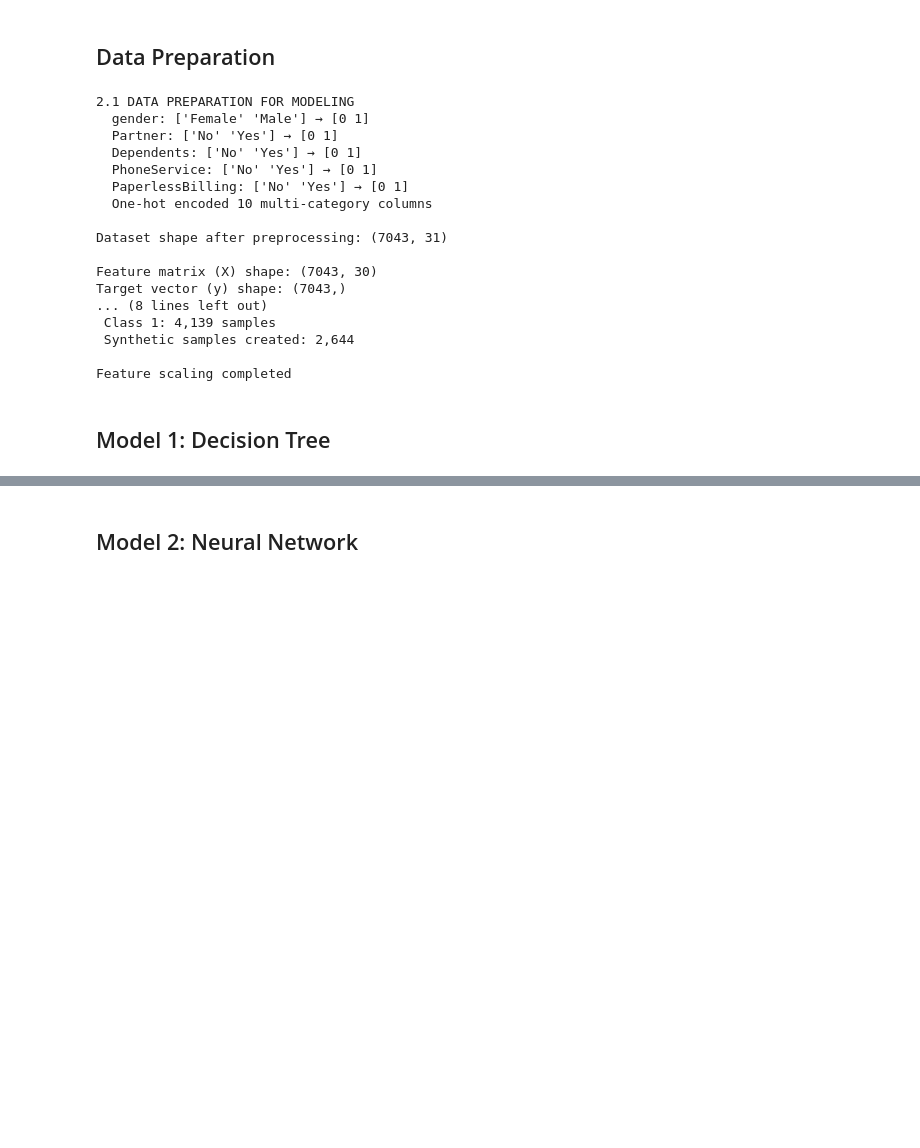
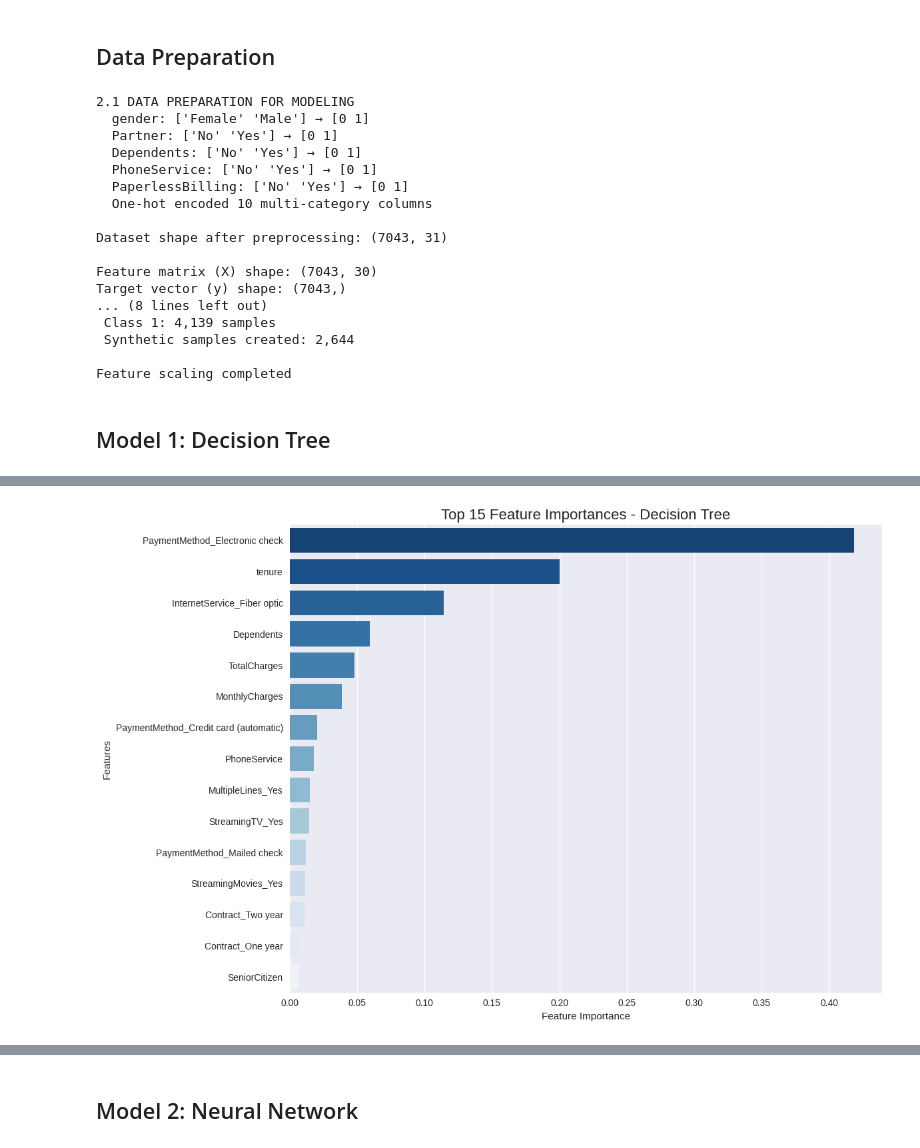
Before and after one commit to Saniru2006/Telco_Customer_Churn_2425606, a Jupyter notebook: CM2604_2425606_ICW.ipynb, the cells around one changed output, grey strips where cells are left out. Saved outputs shown, nothing was run; the diff lists cells and outputs as text; code cells hidden in the pictures; blank space fills up the shorter version.

Commit message:
Model 1 - Decision Tree Model 2 - Neural Network

```diff
--- a/CM2604_2425606_ICW.ipynb
+++ b/CM2604_2425606_ICW.ipynb
@@ -543,3 +543,94 @@ Target vector (y) shape: (7043,)
 Feature scaling completed
 # %% [markdown]
 ## Model 1: Decision Tree
+# %%
+print("\n2.2 DECISION TREE WITH CCP PRUNING")
+
+# Define blue_palette for consistent plotting
+blue_palette = sns.color_palette("Blues_r", n_colors=15)
+
+# Train baseline Decision Tree
+print("Training baseline Decision Tree...")
+dt_baseline = DecisionTreeClassifier(random_state=42)
+dt_baseline.fit(X_train_unscaled, y_train_res)
+
+y_pred_baseline = dt_baseline.predict(X_test_unscaled)
+baseline_accuracy = accuracy_score(y_test, y_pred_baseline)
+print(f"Baseline Decision Tree Accuracy: {baseline_accuracy:.4f}")
+
+# CCP Pruning
+print("\nApplying Cost-Complexity Pruning (CCP)...")
+path = dt_baseline.cost_complexity_pruning_path(X_train_unscaled, y_train_res)
+ccp_alphas = path.ccp_alphas
+
+# Train pruned models
+models = []
+for alpha in ccp_alphas:
+    pruned_tree = DecisionTreeClassifier(random_state=42, ccp_alpha=alpha)
+    pruned_tree.fit(X_train_unscaled, y_train_res)
+    models.append(pruned_tree)
+
+# Evaluate all pruned models
+train_acc = []
+test_acc = []
+test_auc = []
+
+for model in models:
+    train_acc.append(accuracy_score(y_train_res, model.predict(X_train_unscaled)))
+    test_acc.append(accuracy_score(y_test, model.predict(X_test_unscaled)))
+    y_prob = model.predict_proba(X_test_unscaled)[:, 1]
+    test_auc.append(roc_auc_score(y_test, y_prob))
+
+# Select best model
+best_index = test_auc.index(max(test_auc))
+best_alpha = ccp_alphas[best_index]
+
+print(f"\nBest alpha: {best_alpha}")
+print(f"Train Accuracy: {train_acc[best_index]:.4f}")
+print(f"Test Accuracy: {test_acc[best_index]:.4f}")
+print(f"ROC AUC: {test_auc[best_index]:.4f}")
+
+# Train final pruned model
+best_dt = DecisionTreeClassifier(random_state=42, ccp_alpha=best_alpha)
+best_dt.fit(X_train_unscaled, y_train_res)
+y_pred_dt = best_dt.predict(X_test_unscaled)
+y_prob_dt = best_dt.predict_proba(X_test_unscaled)[:, 1]
+
+print(f"\nFinal Pruned Decision Tree Accuracy: {accuracy_score(y_test, y_pred_dt):.4f}")
+
+# Overfitting check
+train_gap = train_acc[best_index] - test_acc[best_index]
+print(f"Train-Test Accuracy Gap: {train_gap:.4f}")
+if train_gap > 0.1:
+    print("Warning: Potential overfitting detected")
+else:
+    print("Good generalization performance")
+
+# Feature importance
+feature_importance = pd.DataFrame({
+    'feature': X.columns,
+    'importance': best_dt.feature_importances_
+}).sort_values('importance', ascending=False)
+
+print("\nTop 10 Most Important Features:")
+print("-" * 60)
+for i, row in feature_importance.head(10).iterrows():
+    print(f"{i+1:2d}. {row['feature']:.<30} {row['importance']:.4f}")
+
+# Visualize top 15 features
+plt.figure(figsize=(12, 8))
+top_features = feature_importance.head(15)
+sns.barplot(data=top_features, x='importance', y='feature', palette=blue_palette)
+plt.title('Top 15 Feature Importances - Decision Tree', fontsize=16)
+plt.xlabel('Feature Importance')
+plt.ylabel('Features')
+plt.tight_layout()
+plt.show()
+
+# Plot pruned tree (first 3 levels)
+plt.figure(figsize=(15, 8))
+plot_tree(best_dt, feature_names=X.columns, class_names=['No Churn', 'Churn'],
+          filled=True, rounded=True, max_depth=3, fontsize=8)
+plt.title('Pruned Decision Tree (First 3 Levels)')
+plt.show()
+# %% [output]
@@ -545,0 +654 @@ Feature scaling completed
+[figure, added]
```
Also changed, not shown: parts of 2 cells of this notebook.
